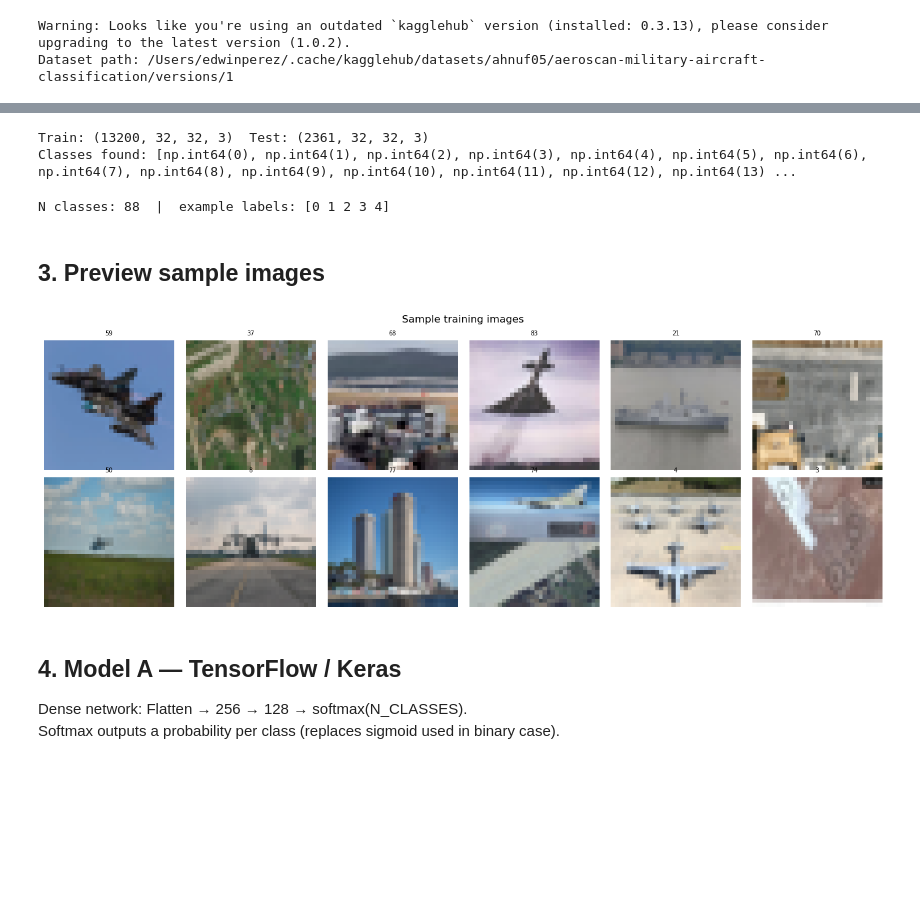
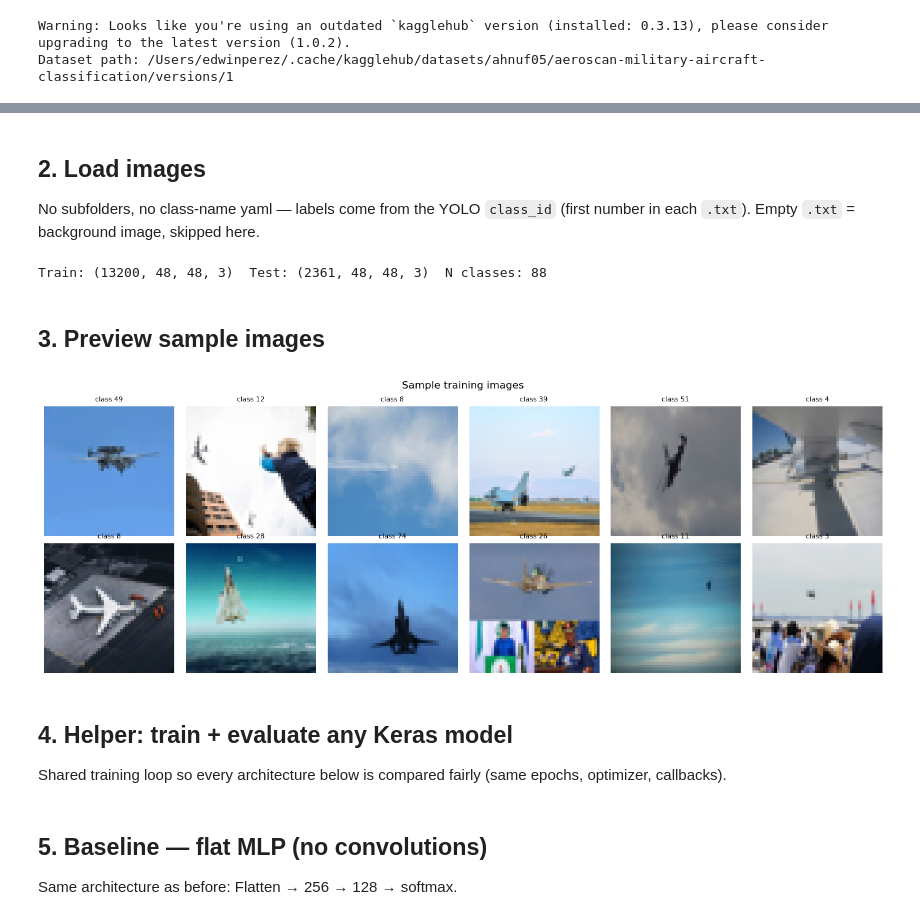
Before and after one commit to edwphysics/advanced_lab, a Jupyter notebook: topic6_NN_packs/nn_multiclass.ipynb, the cells around one changed output, grey strips where cells are left out. Drawn from its saved outputs; the diff is of its cells as text; code cells hidden in the pictures; blank space fills up the shorter version.

```diff
--- a/topic6_NN_packs/nn_multiclass.ipynb
+++ b/topic6_NN_packs/nn_multiclass.ipynb
@@ -43,14 +37,16 @@ Each subdirectory in `train/` and `test/` is a class (folder name = label).
+# %% [markdown]
+## 2. Load images
+
+No subfolders, no class-name yaml — labels come from the YOLO `class_id`
+(first number in each `.txt`). Empty `.txt` = background image, skipped here.
 # %%
-IMG_SIZE      = 32
+IMG_SIZE      = 48   # increased from 32 — more detail helps convolutions
 MAX_PER_CLASS = 150
 
 def get_class_id(txt_path):
-    """Lee el primer class_id del archivo YOLO .txt. None si está vacío (background)."""
     with open(txt_path) as f:
         line = f.readline().strip()
-    if not line:
-        return None  # archivo vacío = imagen de background/sin objeto
-    return int(line.split()[0])
+    return int(line.split()[0]) if line else None
 
 def load_images(directory, img_size=IMG_SIZE, max_per_class=MAX_PER_CLASS):
     images, labels = [], []
@@ -62,9 +58,7 @@ def load_images(directory, img_size=IMG_SIZE, max_per_class=MAX_PER_CLASS):
         if not os.path.exists(txt_path):
             continue
         cls_id = get_class_id(txt_path)
-        if cls_id is None:
-            continue  # skip background images for now
-        if counts.get(cls_id, 0) >= max_per_class:
+        if cls_id is None or counts.get(cls_id, 0) >= max_per_class:
             continue
         img = Image.open(os.path.join(directory, fname)).convert('RGB')
         images.append(np.array(img.resize((img_size, img_size))) / 255.0)
@@ -72,24 +66,9 @@ def load_images(directory, img_size=IMG_SIZE, max_per_class=MAX_PER_CLASS):
         counts[cls_id] = counts.get(cls_id, 0) + 1
     return np.array(images), np.array(labels)
 
-X_train_raw, y_train_str = load_images(TRAIN_DIR)
-X_test_raw,  y_test_str  = load_images(TEST_DIR)
-print(f'Train: {X_train_raw.shape}  Test: {X_test_raw.shape}')
-print(f'Classes found: {sorted(set(y_train_str))}')
+X_train_raw, y_train = load_images(TRAIN_DIR)
+X_test_raw,  y_test  = load_images(TEST_DIR)
+N_CLASSES = len(np.unique(y_train))
+print(f'Train: {X_train_raw.shape}  Test: {X_test_raw.shape}  N classes: {N_CLASSES}')
 # %% [output]
-Train: (13200, 32, 32, 3)  Test: (2361, 32, 32, 3)
-Classes found: [np.int64(0), np.int64(1), np.int64(2), np.int64(3), np.int64(4), np.int64(5), np.int64(6), np.int64(7), np.int64(8), np.int64(9), np.int64(10), np.int64(11), np.int64(12), np.int64(13) ...
+Train: (13200, 48, 48, 3)  Test: (2361, 48, 48, 3)  N classes: 88
-# %%
-# Encode string labels to integers
-le = LabelEncoder()
-le.fit(y_train_str)
-y_train = le.transform(y_train_str)
-y_test  = le.transform(y_test_str)
-N_CLASSES = len(le.classes_)
-print(f'N classes: {N_CLASSES}  |  example labels: {le.classes_[:5]}')
-
-# Flatten for sklearn (needs 2D input: n_samples x n_features)
-X_train_flat = X_train_raw.reshape(len(X_train_raw), -1)
-X_test_flat  = X_test_raw.reshape(len(X_test_raw),  -1)
-# %% [output]
-N classes: 88  |  example labels: [0 1 2 3 4]
@@ -98,16 +80,16 @@ N classes: 88  |  example labels: [0 1 2 3 4]
 # %%
 fig, axes = plt.subplots(2, 6, figsize=(14, 5))
 idx = np.random.choice(len(X_train_raw), 12, replace=False)
 for ax, i in zip(axes.flat, idx):
     ax.imshow(X_train_raw[i])
-    ax.set_title(y_train_str[i], fontsize=7)
+    ax.set_title(f'class {y_train[i]}', fontsize=8)
     ax.axis('off')
 plt.suptitle('Sample training images', fontsize=12)
 plt.tight_layout(); plt.show()
 # %% [output]
-[figure, old version]
+[figure, new version]
-# %% [markdown]
-## 4. Model A — TensorFlow / Keras
-
-Dense network: Flatten → 256 → 128 → softmax(N_CLASSES).
-Softmax outputs a probability per class (replaces sigmoid used in binary case).
+# %% [markdown]
+## 4. Helper: train + evaluate any Keras model
+
+Shared training loop so every architecture below is compared fairly
+(same epochs, optimizer, callbacks).
@@ -114,2 +114,6 @@ Softmax outputs a probability per class (replaces sigmoid used in binary case).
+# %% [markdown]
+## 5. Baseline — flat MLP (no convolutions)
+
+Same architecture as before: Flatten → 256 → 128 → softmax.
 # %%
 tf.random.set_seed(42)
```
Also changed, not shown: parts of 27 cells of this notebook.
